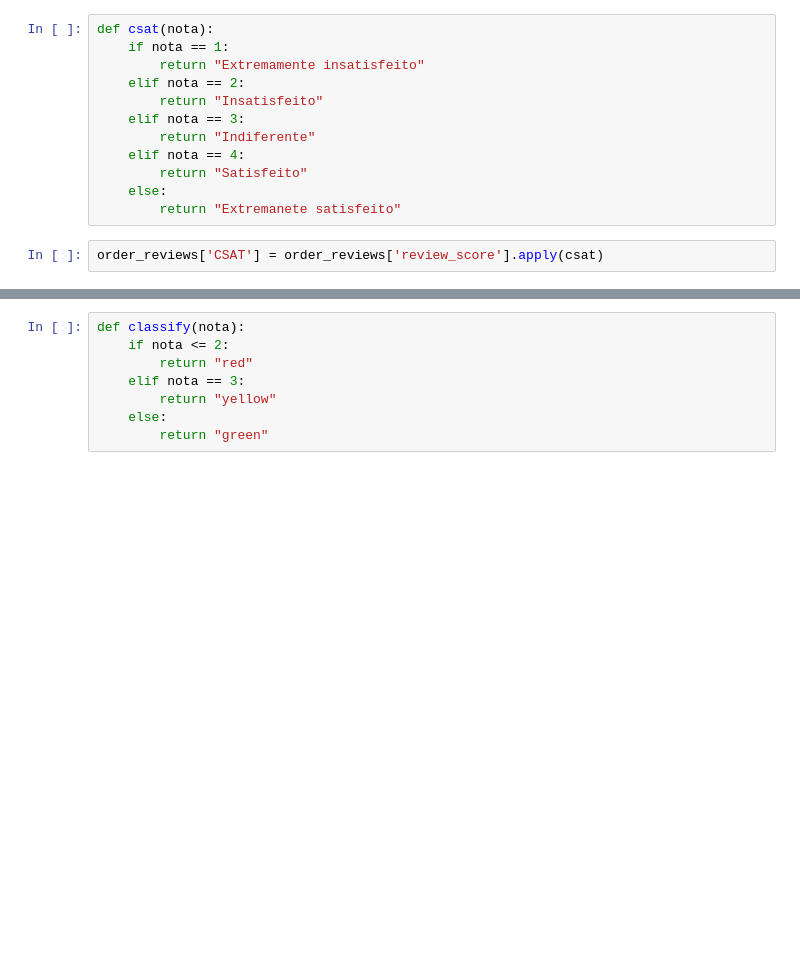
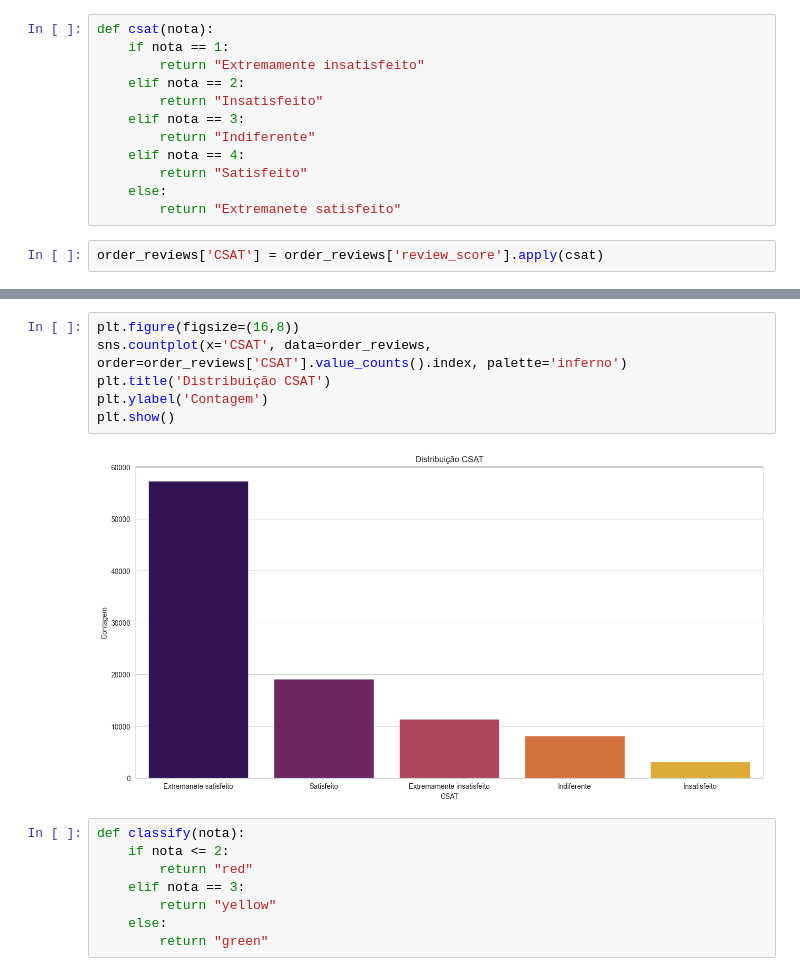
Before and after one commit to Lobinho1233/tech-challenge, a Jupyter notebook: notebook/analytics.ipynb, the cells around one changed output, grey strips where cells are left out. Drawn from its saved outputs; the diff is of its cells as text; blank space fills up the shorter version.

```diff
--- a/notebook/analytics.ipynb
+++ b/notebook/analytics.ipynb
@@ -176,3 +170,11 @@ order_reviews
+# %%
+plt.figure(figsize=(16,8))
+sns.countplot(x='CSAT', data=order_reviews, order=order_reviews['CSAT'].value_counts().index, palette='inferno')
+plt.title('Distribuição CSAT')
+plt.ylabel('Contagem')
+plt.show()
+# %% [output]
+[figure, added]
 # %%
 def classify(nota):
     if nota <= 2:
```
Also changed, not shown: parts of 2 cells of this notebook.
